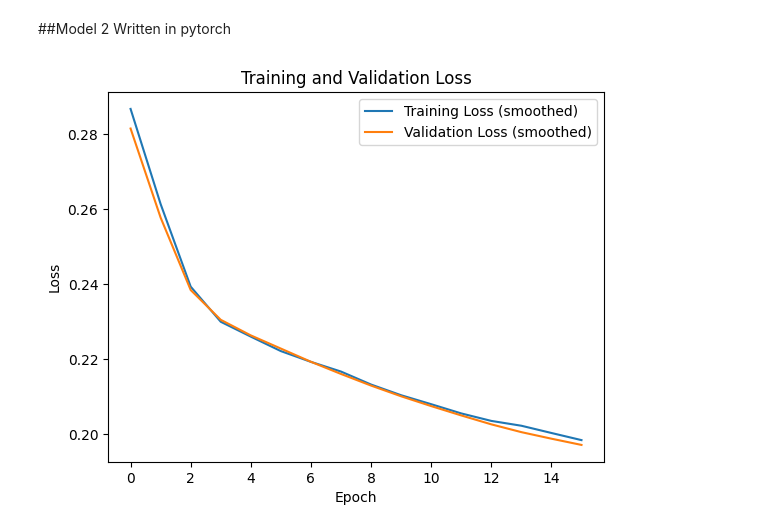
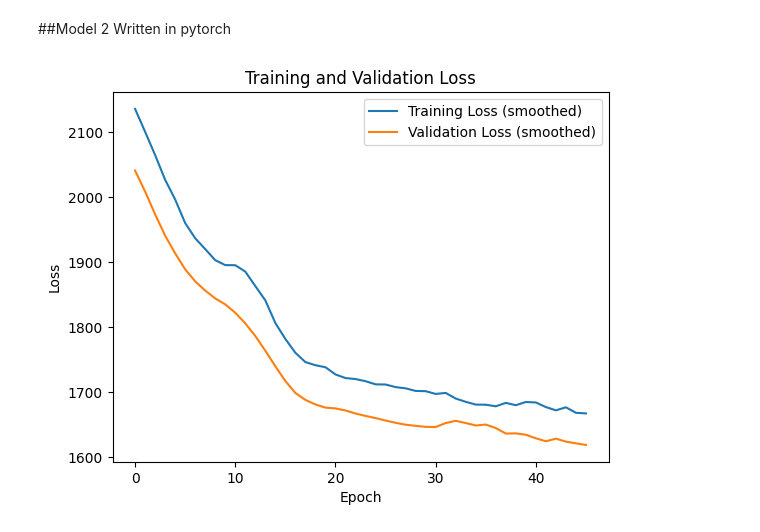
Before and after one commit to Wvidit/24035066-CSOC-IG, a Jupyter notebook: Vanilla-Neural-Network/model.ipynb, the cells around one changed output. Drawn from its saved outputs; the diff is of its cells as text; code cells hidden in the pictures.

```diff
--- a/Vanilla-Neural-Network/model.ipynb
+++ b/Vanilla-Neural-Network/model.ipynb
@@ -288,12 +308,13 @@ class_weights = class_weights / class_weights.sum()
 class_weights = class_weights.to(device)
 
 # positive_weight = torch.tensor([negatives / positives], dtype=torch.float32).to(device)
-loss = nn.CrossEntropyLoss(weight=class_weights)
+#loss = nn.CrossEntropyLoss(weight=class_weights)
 
-# cost_matrix = torch.tensor([[0, 2], [1, 0]])
-# loss = custom_loss(cost_matrix)
+cost_matrix = torch.tensor([[0, 3],
+                            [9.8, 0]])
+loss = custom_loss(cost_matrix)
 
-loss = FocalLoss()
+# loss = FocalLoss()
 def moving_average(data, window_size=5):
     return np.convolve(data, np.ones(window_size)/window_size, mode='valid')
 
@@ -302,7 +323,7 @@ def train(model, loss_function, dataset, dataset_cv, epochs):
    loss_history = []
    loss_history_cv = []
    model.train()
-   optimizer = optim.Adam(model.parameters(), 1e-3, weight_decay = 1e-5)
+   optimizer = optim.Adam(model.parameters(), 1e-3, weight_decay = 1e-4)
 
    for epoch in range(epochs):
     total_loss = 0
@@ -315,13 +336,13 @@ def train(model, loss_function, dataset, dataset_cv, epochs):
       x_cv = x_cv.clone().detach().to(device)
       y = y.clone().detach().to(device)
       y_cv = y_cv.clone().detach().to(device)
-      # y= y.float()
-      # y_cv = y_cv.float()
+      y= y.long()
+      y_cv = y_cv.long()
 
       logits = model(x)
-      # logits = logits.squeeze(1)
+      logits = logits.squeeze(1)
       logits_cv = model(x_cv)
-      # logits_cv = logits_cv.squeeze(1)
+      logits_cv = logits_cv.squeeze(1)
       loss = loss_function(logits, y)
       loss_cv = loss_function(logits_cv, y_cv)
       total_loss += loss.item()*x.shape[0]#forgot to scale'em up
@@ -357,10 +403,9 @@ def train(model, loss_function, dataset, dataset_cv, epochs):
 # %%
-loss_his, loss_his_cv= train(model, loss, dataset, dataset_cv, 20
-                             )
+loss_his, loss_his_cv= train(model, loss, dataset, dataset_cv,50)
 
 n += 1
 # %% [output]
-[figure, old version]
+[figure, new version]
 # %%
 metrices(model, X_test, Y_test) #Looking for f1 in b/w 0.5-0.6 and PR AUC b/w 0.5-0.6
 # %% [output]
```
Also changed, not shown: parts of 8 cells of this notebook.
